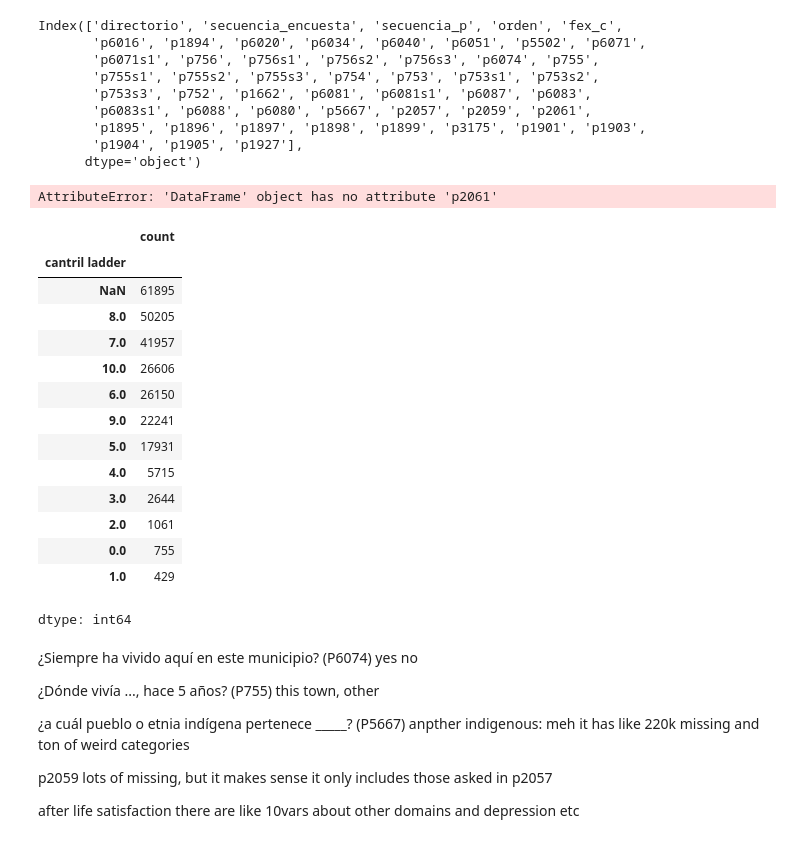
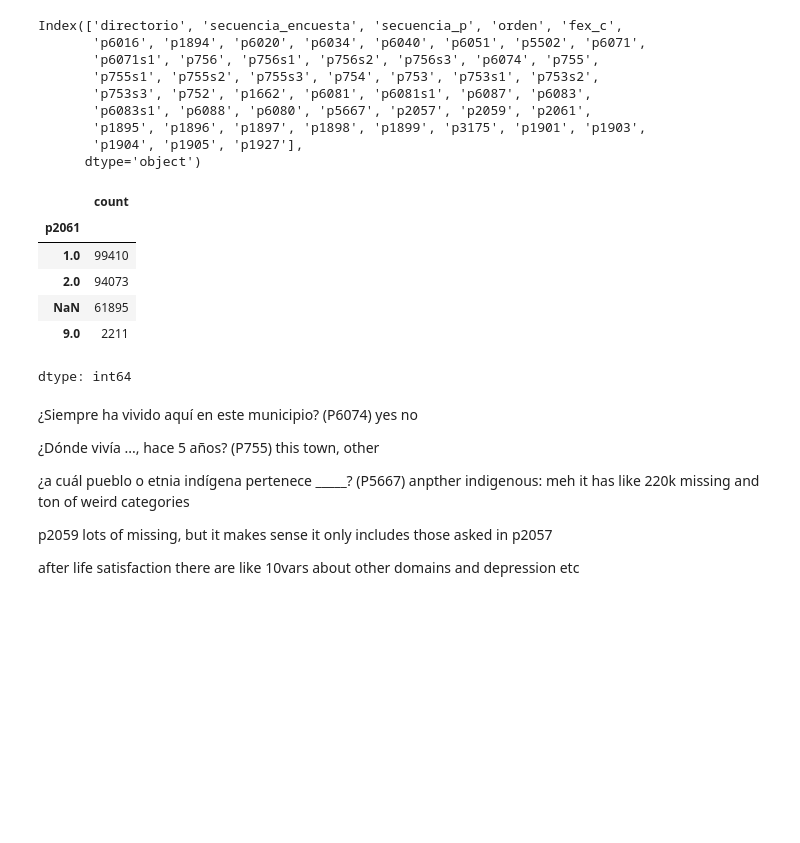
Before and after one commit to theaok/linaColMex, a Jupyter notebook: linaColMex.ipynb, the cells around one changed output. Drawn from its saved outputs; the diff is of its cells as text; code cells hidden in the pictures; blank space fills up the shorter version.

```diff
--- a/linaColMex.ipynb
+++ b/linaColMex.ipynb
@@ -217,25 +219,15 @@ Index(['directorio', 'secuencia_encuesta', 'secuencia_p', 'orden', 'fex_c',
 # %%
-chaComHog.p2061.value_counts(dropna=False)
+col.p2061.value_counts(dropna=False)
 # %% [output]
+|  | count |
+| p2061 |  |
+| 1.0 | 99410 |
+| 2.0 | 94073 |
+| NaN | 61895 |
+| 9.0 | 2211 |
-AttributeError: 'DataFrame' object has no attribute 'p2061'
+dtype: int64
 # %%
-chaComHog['cantril ladder'].value_counts(dropna=False)
+#col['cantril ladder'].value_counts(dropna=False)
-# %% [output]
-|  | count |
-| cantril ladder |  |
-| NaN | 61895 |
-| 8.0 | 50205 |
-| 7.0 | 41957 |
-| 10.0 | 26606 |
-| 6.0 | 26150 |
-| 9.0 | 22241 |
-| 5.0 | 17931 |
-| 4.0 | 5715 |
-| 3.0 | 2644 |
-| 2.0 | 1061 |
-| 0.0 | 755 |
-| 1.0 | 429 |
-dtype: int64
 # %% [markdown]
 
 ¿Siempre ha vivido aquí en este municipio? (P6074) yes no
```
Also changed, not shown: parts of 25 cells of this notebook.
